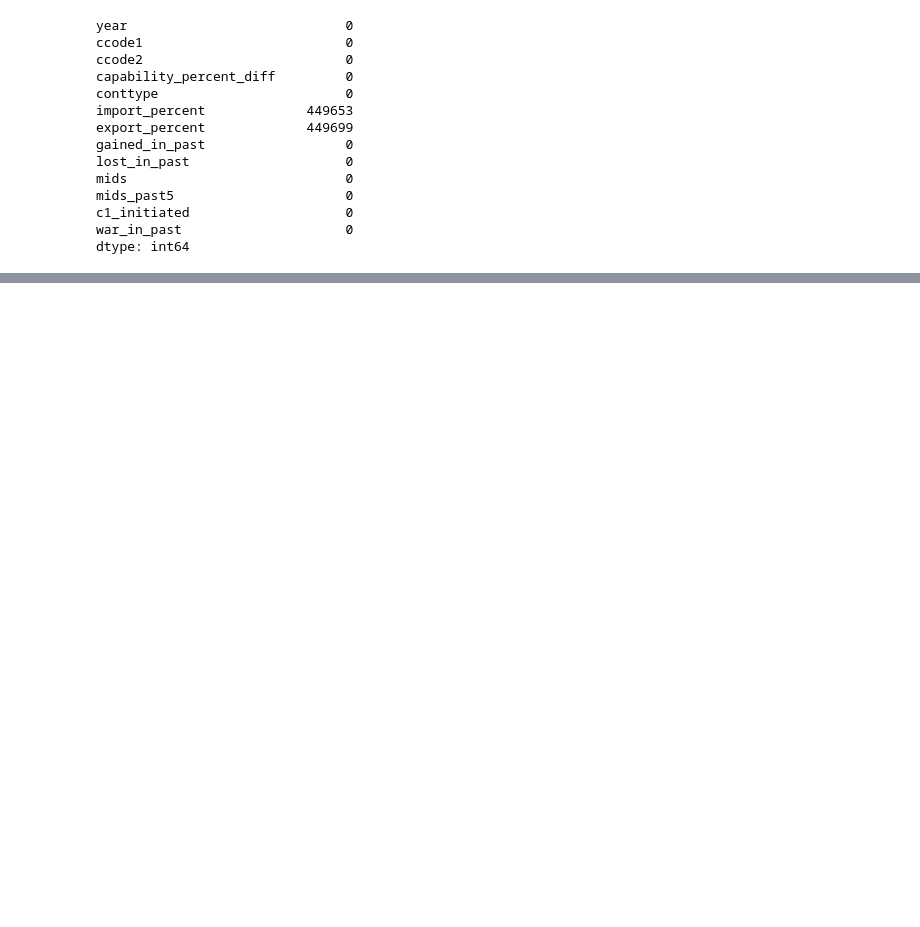
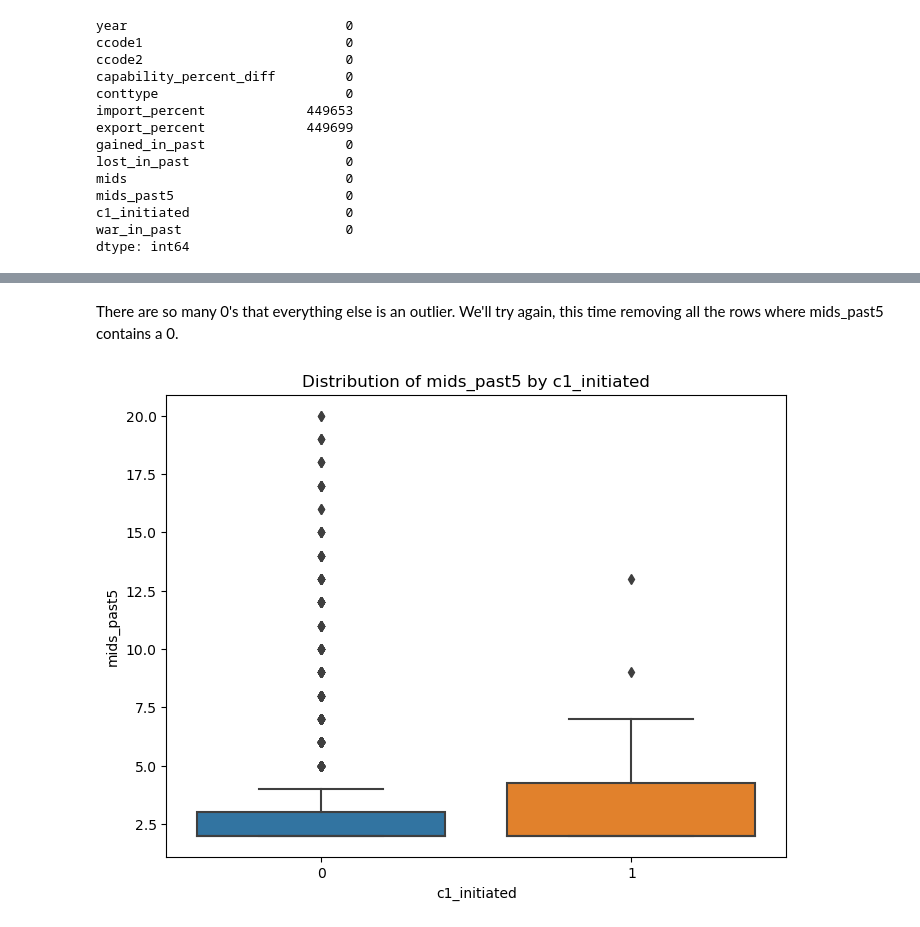
Before and after one commit to wesley-day/wesley-day.github.io, a Jupyter notebook: final_proj.ipynb, the cells around one changed output, grey strips where cells are left out. Drawn from its saved outputs; the diff is of its cells as text; code cells hidden in the pictures; blank space fills up the shorter version.

```diff
--- a/final_proj.ipynb
+++ b/final_proj.ipynb
@@ -563,3 +596,17 @@ strong multicollinearity or other numerical problems.
+# %% [markdown]
+There are so many 0's that everything else is an outlier. We'll try again, this time removing all the rows where mids_past5 contains a 0.
+# %%
+# Removing 0
+df2 = df.drop(df[df['mids_past5'] == 0].index)
+
+plt.figure(figsize=(8, 6))
+sns.boxplot(x='c1_initiated', y='mids_past5', data=df2)
+plt.xlabel('c1_initiated')
+plt.ylabel('mids_past5')
+plt.title('Distribution of mids_past5 by c1_initiated')
+plt.show()
+# %% [output]
+[figure, added]
 # %%
 # Machine Learning Ideas
 
```
Also changed, not shown: parts of 51 cells of this notebook.
